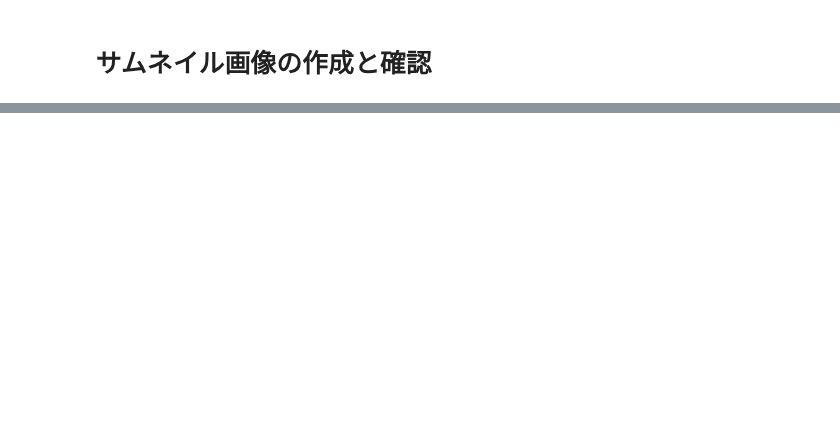
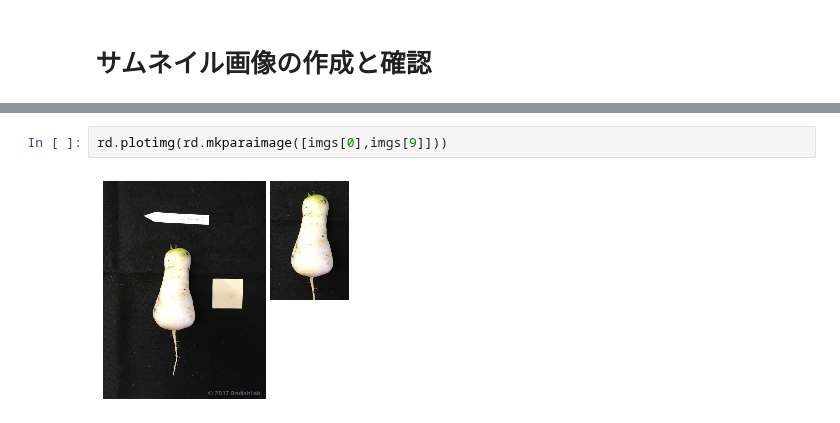
Before and after one commit to iciromaco/RadiShLab, a Jupyter notebook: S1_原画像からシルエット画像へ.ipynb, the cells around one changed output, grey strips where cells are left out. Drawn from its saved outputs; the diff is of its cells as text; blank space fills up the shorter version.

```diff
--- a/S1_原画像からシルエット画像へ.ipynb
+++ b/S1_原画像からシルエット画像へ.ipynb
@@ -53,0 +64,4 @@ rd.plotimg(imgs[0])
+# %%
+rd.plotimg(rd.mkparaimage([imgs[0],imgs[9]]))
+# %% [output]
+[figure, added]
```
Also changed, not shown: parts of 16 cells of this notebook.
